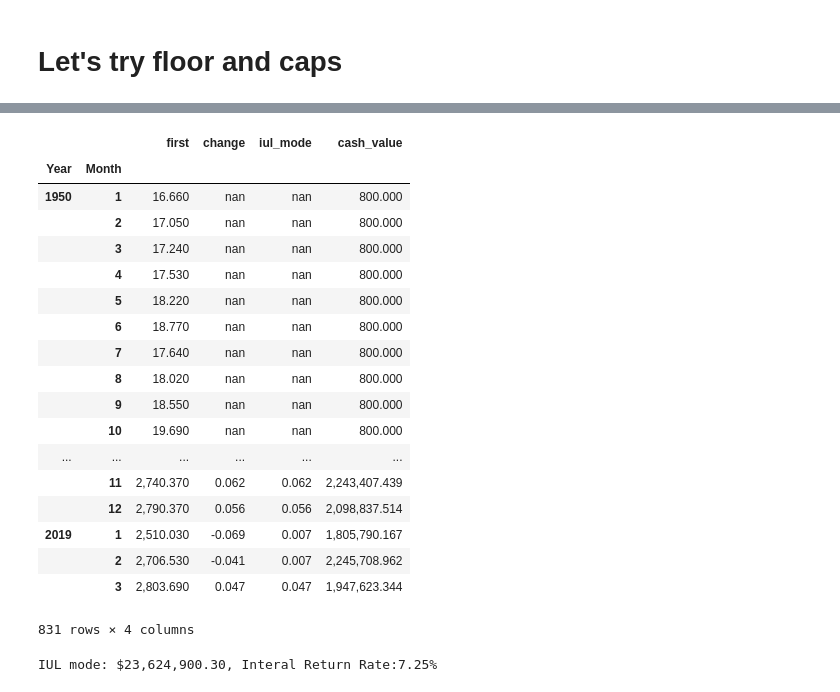
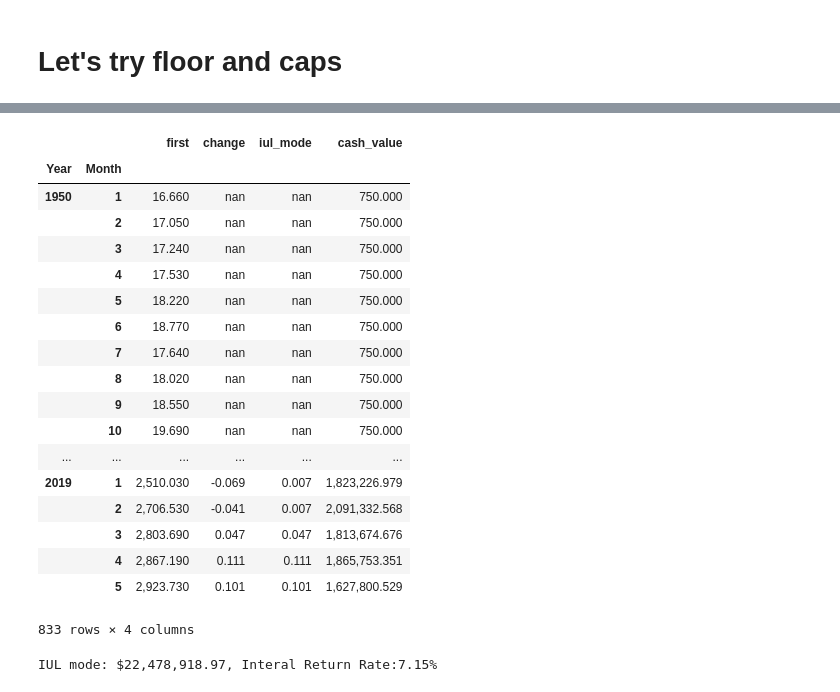
Before and after one commit to dingdinghzq/Investment101, a Jupyter notebook: SP500.ipynb, the cells around one changed output, grey strips where cells are left out. Cells and saved outputs as stored; diff of their text form; code cells hidden in the pictures.

```diff
--- a/SP500.ipynb
+++ b/SP500.ipynb
@@ -302,40 +321,44 @@ first_day_of_each_month
 # %%
 
-first_day_of_each_month["cash_value"] = every_year_investment/12*0.8 #assuming 20% cost of insurance (COI)
-
+first_day_of_each_month["cash_value"] = every_year_investment/12*0.75 #assuming 25% cost of insurance (COI)
 first_day_of_each_month = first_day_of_each_month.copy()
 
+#Index Account Monthly Charge
+IAMC_rate = 0.0072
+
 def calc_compond_cash_value(df):
-    for i in range(13, len(df)):
-        df.iloc[i]["cash_value"] = (1 + df.iloc[i]['iul_mode'])*df.iloc[i-12]['cash_value'] +  df.iloc[i]["cash_value"]
+    for i in range(12, len(df)):
+        df.iloc[i]["cash_value"] = (1 + df.iloc[i]['iul_mode'])*df.iloc[i-12]['cash_value'] +  df.iloc[i]["cash_value"]*(1-IAMC_rate)
 
 calc_compond_cash_value(first_day_of_each_month)
+
+#first_day_of_each_month["IAMC"] = first_day_of_each_month["cash_value"]*0.0072
 pd.set_option("display.max_rows", 36)
 first_day_of_each_month
 # %% [output]
 |  |  | first | change | iul_mode | cash_value |
 | Year | Month |  |  |  |  |
-| 1950 | 1 | 16.660 | nan | nan | 800.000 |
-|  | 2 | 17.050 | nan | nan | 800.000 |
-|  | 3 | 17.240 | nan | nan | 800.000 |
-|  | 4 | 17.530 | nan | nan | 800.000 |
-|  | 5 | 18.220 | nan | nan | 800.000 |
-|  | 6 | 18.770 | nan | nan | 800.000 |
-|  | 7 | 17.640 | nan | nan | 800.000 |
-|  | 8 | 18.020 | nan | nan | 800.000 |
-|  | 9 | 18.550 | nan | nan | 800.000 |
-|  | 10 | 19.690 | nan | nan | 800.000 |
+| 1950 | 1 | 16.660 | nan | nan | 750.000 |
+|  | 2 | 17.050 | nan | nan | 750.000 |
+|  | 3 | 17.240 | nan | nan | 750.000 |
+|  | 4 | 17.530 | nan | nan | 750.000 |
+|  | 5 | 18.220 | nan | nan | 750.000 |
+|  | 6 | 18.770 | nan | nan | 750.000 |
+|  | 7 | 17.640 | nan | nan | 750.000 |
+|  | 8 | 18.020 | nan | nan | 750.000 |
+|  | 9 | 18.550 | nan | nan | 750.000 |
+|  | 10 | 19.690 | nan | nan | 750.000 |
 | ... | ... | ... | ... | ... | ... |
-|  | 11 | 2,740.370 | 0.062 | 0.062 | 2,243,407.439 |
-|  | 12 | 2,790.370 | 0.056 | 0.056 | 2,098,837.514 |
-| 2019 | 1 | 2,510.030 | -0.069 | 0.007 | 1,805,790.167 |
-|  | 2 | 2,706.530 | -0.041 | 0.007 | 2,245,708.962 |
-|  | 3 | 2,803.690 | 0.047 | 0.047 | 1,947,623.344 |
+| 2019 | 1 | 2,510.030 | -0.069 | 0.007 | 1,823,226.979 |
+|  | 2 | 2,706.530 | -0.041 | 0.007 | 2,091,332.568 |
+|  | 3 | 2,803.690 | 0.047 | 0.047 | 1,813,674.676 |
+|  | 4 | 2,867.190 | 0.111 | 0.111 | 1,865,753.351 |
+|  | 5 | 2,923.730 | 0.101 | 0.101 | 1,627,800.529 |
-831 rows × 4 columns
+833 rows × 4 columns
 # %%
 final_value = first_day_of_each_month.tail(12).sum()["cash_value"]
 investment_table = np.append(np.full(len(every_year), -every_year_investment),final_value)
 iul_irr = np.irr(investment_table)*100
 print ("IUL mode: ${0:12,.2f}, Interal Return Rate:{1:.2f}%".format(final_value, iul_irr))
 # %% [output]
-IUL mode: $23,624,900.30, Interal Return Rate:7.25%
+IUL mode: $22,478,918.97, Interal Return Rate:7.15%
```
Also changed, not shown: parts of 12 cells of this notebook, 3 other files.
